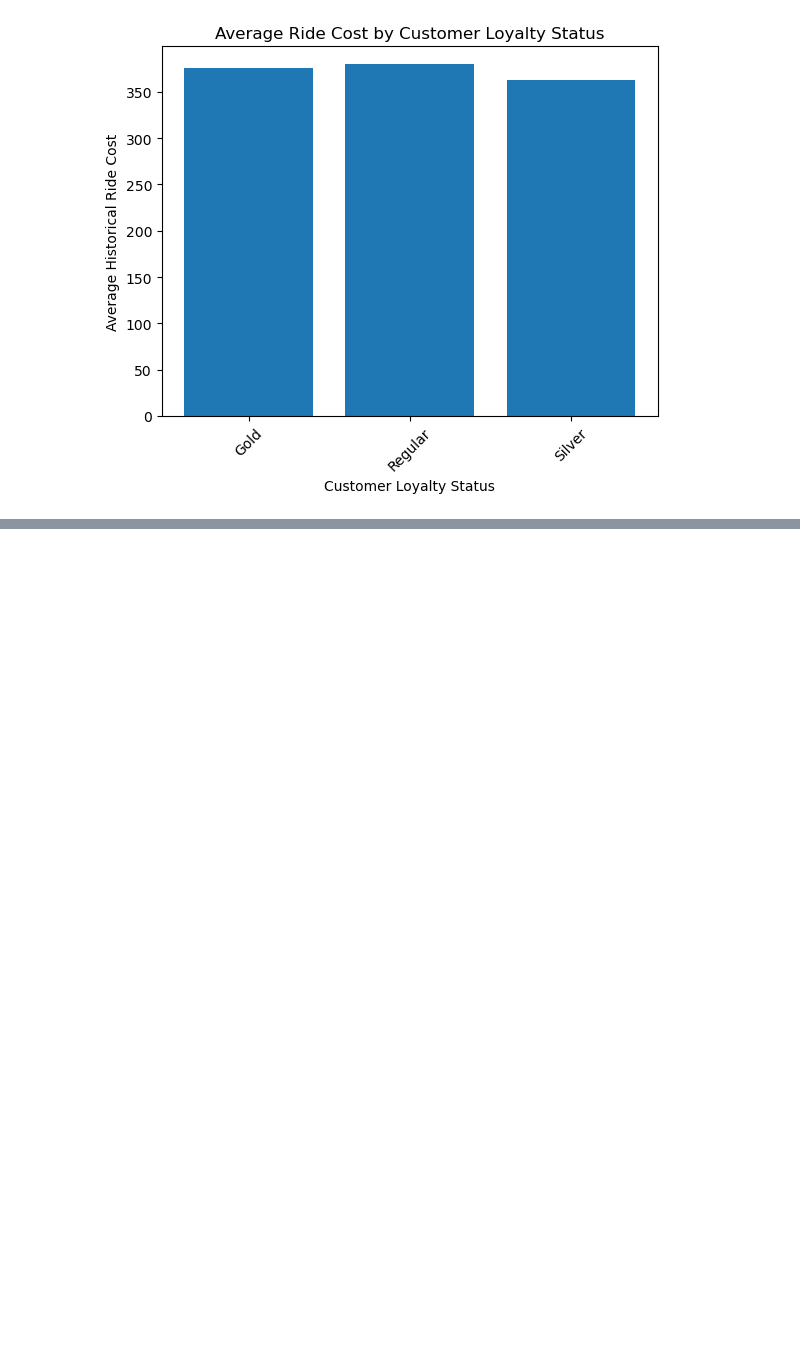
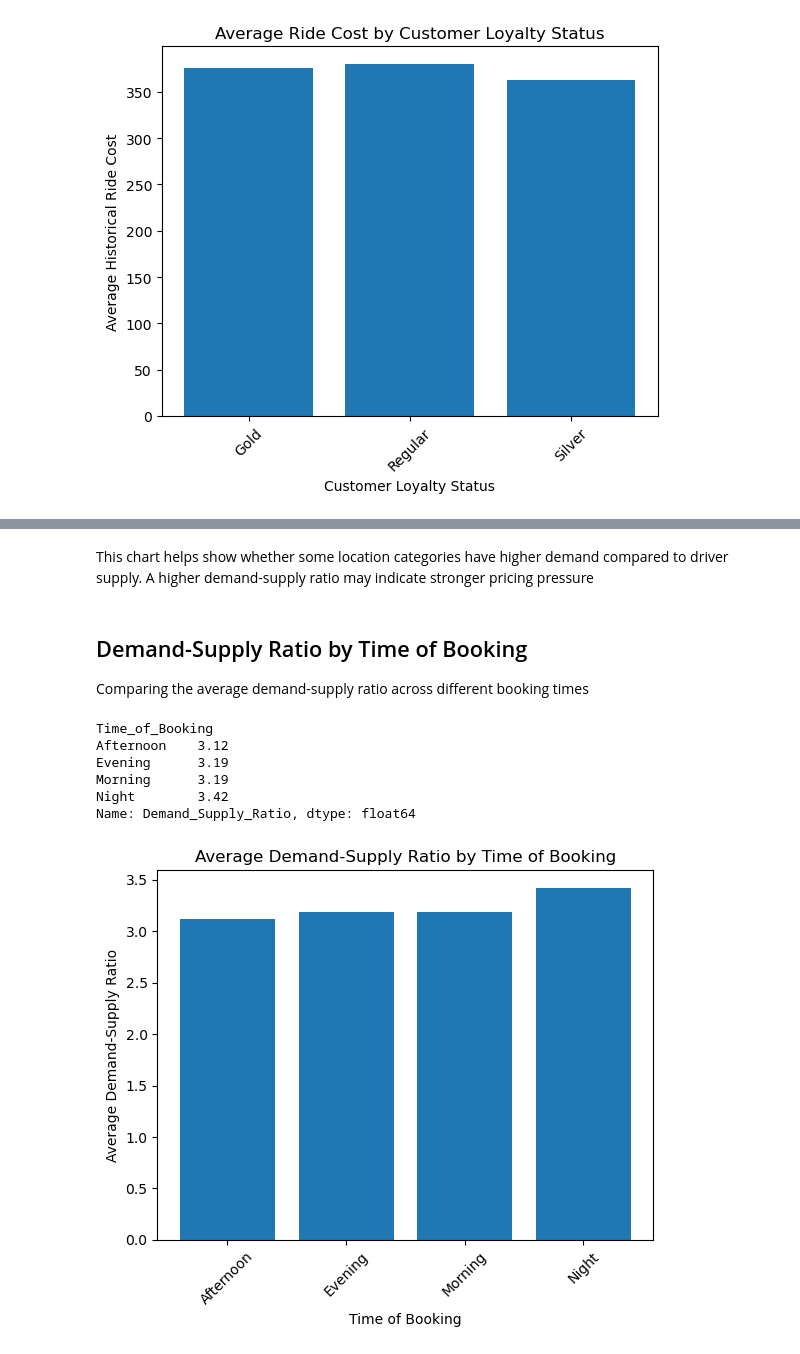
Before and after one commit to victoriabotezatu/dynamic-pricing-project, a Jupyter notebook: Notebooks /02_eda.ipynb, the cells around one changed output, grey strips where cells are left out. Drawn from its saved outputs; the diff is of its cells as text; code cells hidden in the pictures; blank space fills up the shorter version.

```diff
--- a/Notebooks /02_eda.ipynb
+++ b/Notebooks /02_eda.ipynb
@@ -239,0 +281,26 @@ plt.show()
+# %% [markdown]
+This chart helps show whether some location categories have higher demand compared to driver supply. A higher demand-supply ratio may indicate stronger pricing pressure
+# %% [markdown]
+## Demand-Supply Ratio by Time of Booking
+
+Comparing the average demand-supply ratio across different booking times
+# %%
+time_ratio = df.groupby("Time_of_Booking")["Demand_Supply_Ratio"].mean().round(2)
+time_ratio
+# %% [output]
+Time_of_Booking
+Afternoon    3.12
+Evening      3.19
+Morning      3.19
+Night        3.42
+Name: Demand_Supply_Ratio, dtype: float64
+# %%
+plt.bar(time_ratio.index, time_ratio.values)
+
+plt.title("Average Demand-Supply Ratio by Time of Booking")
+plt.xlabel("Time of Booking")
+plt.ylabel("Average Demand-Supply Ratio")
+plt.xticks(rotation=45)
+plt.show()
+# %% [output]
+[figure, added]
```
Also changed, not shown: parts of 10 cells of this notebook.
